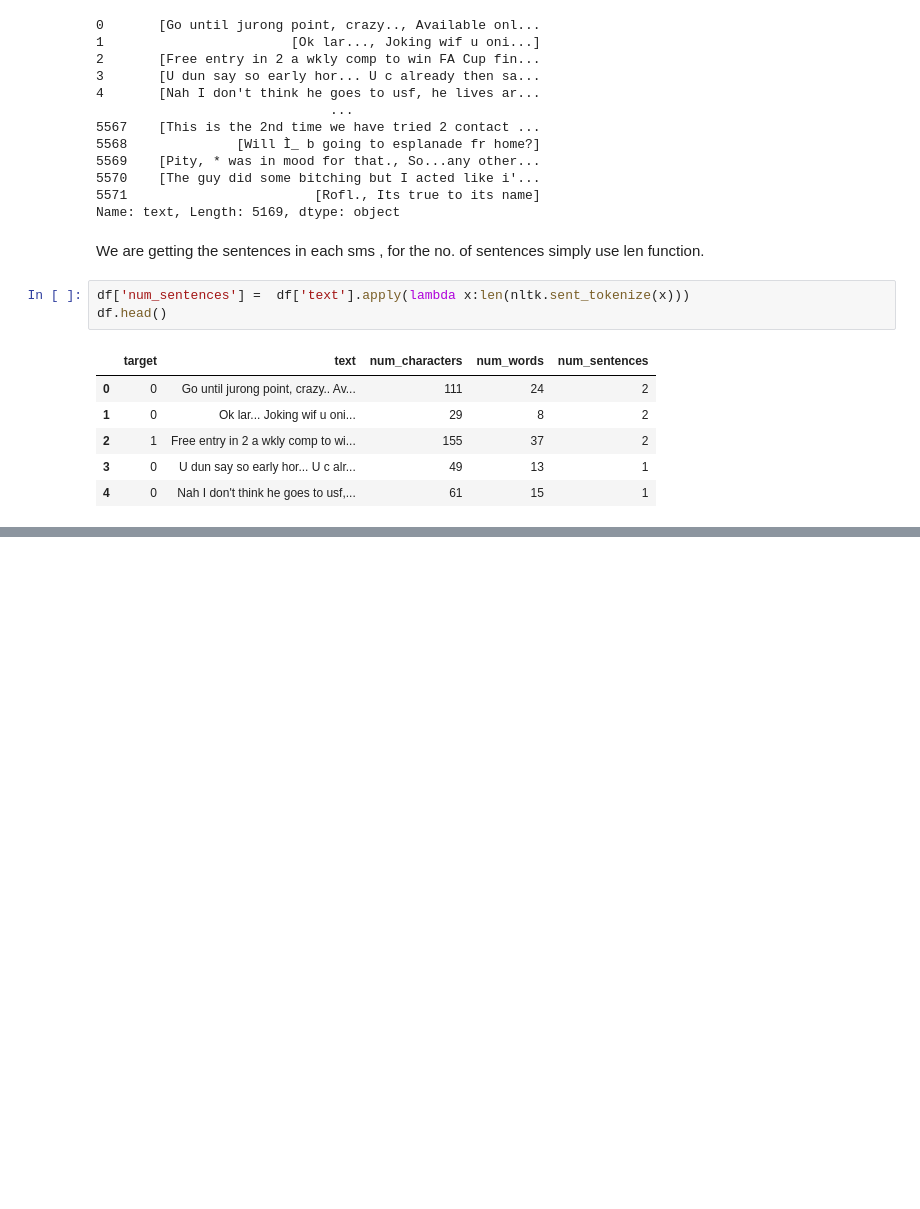
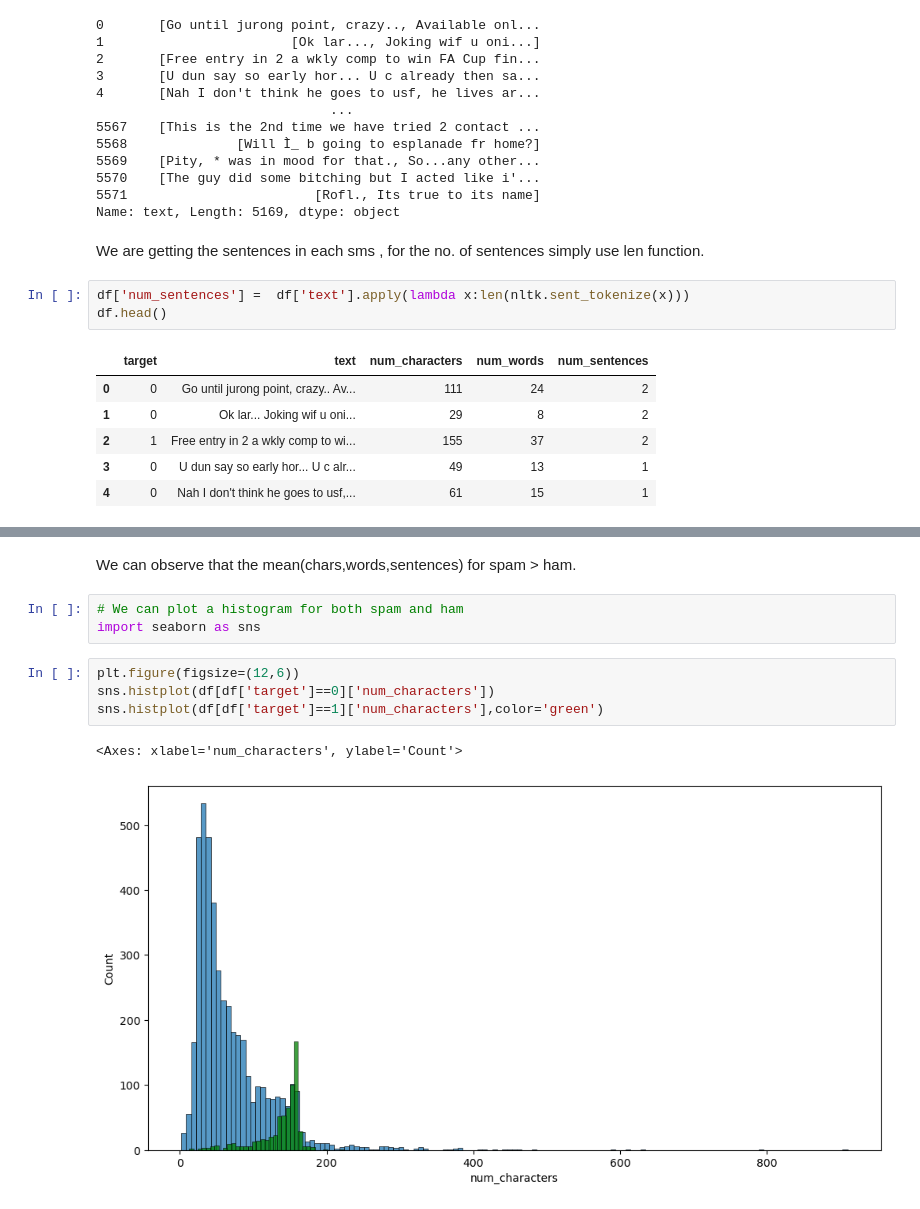
Before and after one commit to abh1sh3k5712/sms-spam-classifier, a Jupyter notebook: sms-spam-detection.ipynb, the cells around one changed output, grey strips where cells are left out. Drawn from its saved outputs; the diff is of its cells as text; blank space fills up the shorter version.

```diff
--- a/sms-spam-detection.ipynb
+++ b/sms-spam-detection.ipynb
@@ -237,0 +281,12 @@ df.head()
+# %% [markdown]
+We can observe that the mean(chars,words,sentences) for spam > ham.
+# %%
+# We can plot a histogram for both spam and ham
+import seaborn as sns
+# %%
+plt.figure(figsize=(12,6))
+sns.histplot(df[df['target']==0]['num_characters'])
+sns.histplot(df[df['target']==1]['num_characters'],color='green')
+# %% [output]
+<Axes: xlabel='num_characters', ylabel='Count'>
+[figure, added]
```
Also changed, not shown: parts of 26 cells of this notebook, 2 other files.
